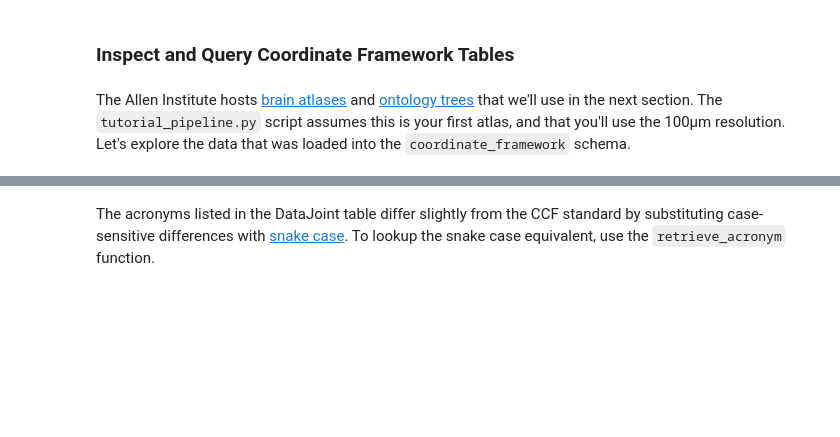
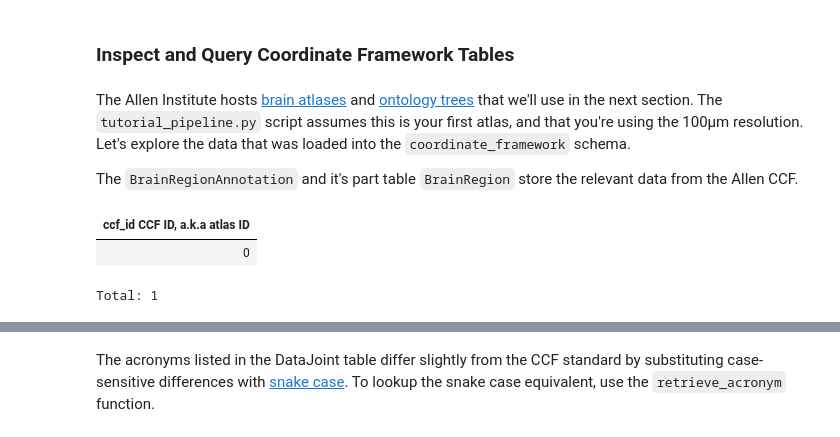
Before and after one commit to isabella232/element-electrode-localization, a Jupyter notebook: notebooks/tutorial.ipynb, the cells around one changed output, grey strips where cells are left out. Cells and saved outputs as stored; diff of their text form; code cells hidden in the pictures; blank space fills up the shorter version.

Commit message:
Finalize tutorial notebook and apply black formatting

```diff
--- a/notebooks/tutorial.ipynb
+++ b/notebooks/tutorial.ipynb
@@ -91,7 +82,15 @@ As evident from the diagram, this data pipeline encompasses tables associated wi
 # %% [markdown]
 ### **Inspect and Query Coordinate Framework Tables**
 # %% [markdown]
-The Allen Institute hosts [brain atlases](http://download.alleninstitute.org/informatics-archive/current-release/mouse_ccf/annotation/ccf_2017/) and [ontology trees](https://community.brain-map.org/t/allen-mouse-ccf-accessing-and-using-related-data-and-tools/359) that we'll use in the next section. The `tutorial_pipeline.py` script assumes this is your first atlas, and that you'll use the 100μm resolution. Let's explore the data that was loaded into the `coordinate_framework` schema.
+The Allen Institute hosts [brain atlases](http://download.alleninstitute.org/informatics-archive/current-release/mouse_ccf/annotation/ccf_2017/) and [ontology trees](https://community.brain-map.org/t/allen-mouse-ccf-accessing-and-using-related-data-and-tools/359) that we'll use in the next section. The `tutorial_pipeline.py` script assumes this is your first atlas, and that you're using the 100μm resolution. Let's explore the data that was loaded into the `coordinate_framework` schema.
+
+The `BrainRegionAnnotation` and it's part table `BrainRegion` store the relevant data from the Allen CCF.
+# %%
+ccf.BrainRegionAnnotation()
+# %% [output]
+| ccf_id CCF ID, a.k.a atlas ID |
+| 0 |
+Total: 1
 # %%
 ccf.BrainRegionAnnotation.BrainRegion()
 # %% [output]
```
Also changed, not shown: parts of 45 cells of this notebook, 3 other files.
